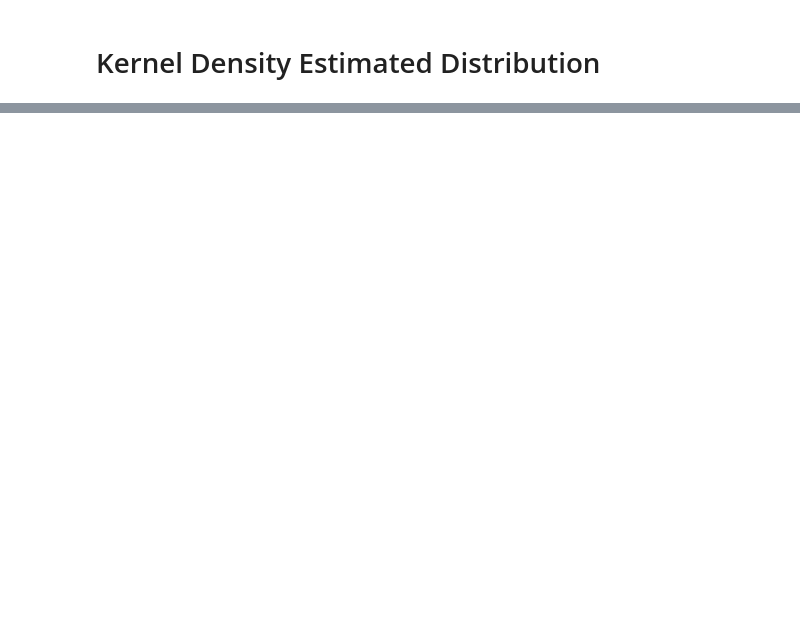
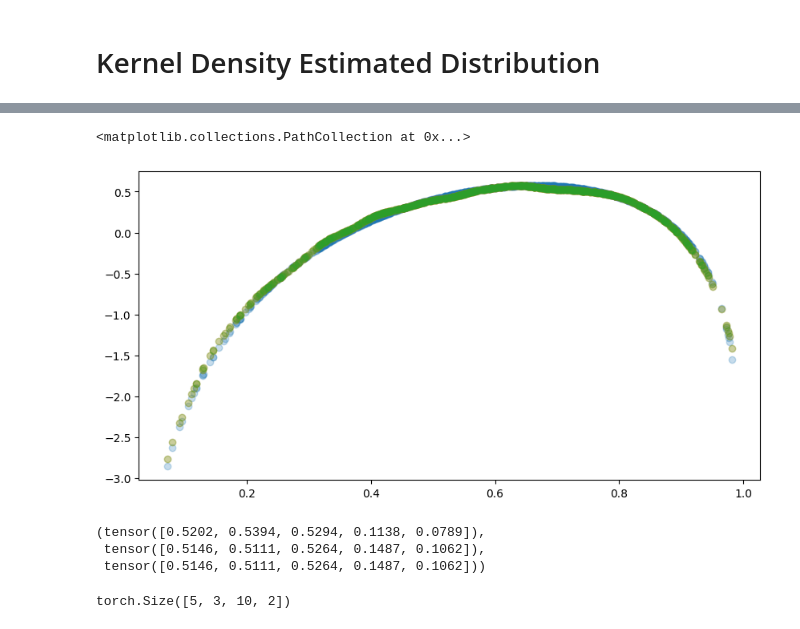
Before and after one commit to libertininick/bayesian-stats, a Jupyter notebook: notebooks/kde_distribution.ipynb, the cells around one changed output, grey strips where cells are left out. Cells and saved outputs as stored; diff of their text form; code cells hidden in the pictures; blank space fills up the shorter version.

```diff
--- a/notebooks/kde_distribution.ipynb
+++ b/notebooks/kde_distribution.ipynb
@@ -64,0 +76,25 @@ tensor([[0.5423, 0.3417],
+# %%
+new_values = latent_dist.sample((1_024,))
+
+d_true = latent_dist.log_prob(new_values)
+d_interp = kde_dist.log_prob(new_values, interpolate=True)
+d_est = kde_dist.log_prob(new_values, interpolate=False)
+# %%
+_, ax = plt.subplots(figsize=(10,5))
+ax.scatter(new_values, d_true, alpha=0.25)
+ax.scatter(new_values, d_interp, alpha=0.25)
+ax.scatter(new_values, d_est, alpha=0.25)
+# %% [output]
+<matplotlib.collections.PathCollection at 0x...>
+[figure, added]
+# %%
+d_true[:5],d_interp[:5],d_est[:5]
+# %% [output]
+(tensor([0.5202, 0.5394, 0.5294, 0.1138, 0.0789]),
+ tensor([0.5146, 0.5111, 0.5264, 0.1487, 0.1062]),
+ tensor([0.5146, 0.5111, 0.5264, 0.1487, 0.1062]))
+# %%
+d_interp = kde_dist.log_prob(latent_dist.sample((5,3,10,2,)), interpolate=True)
+d_interp.shape
+# %% [output]
+torch.Size([5, 3, 10, 2])
```
Also changed, not shown: parts of 6 cells of this notebook, 1 other file.
